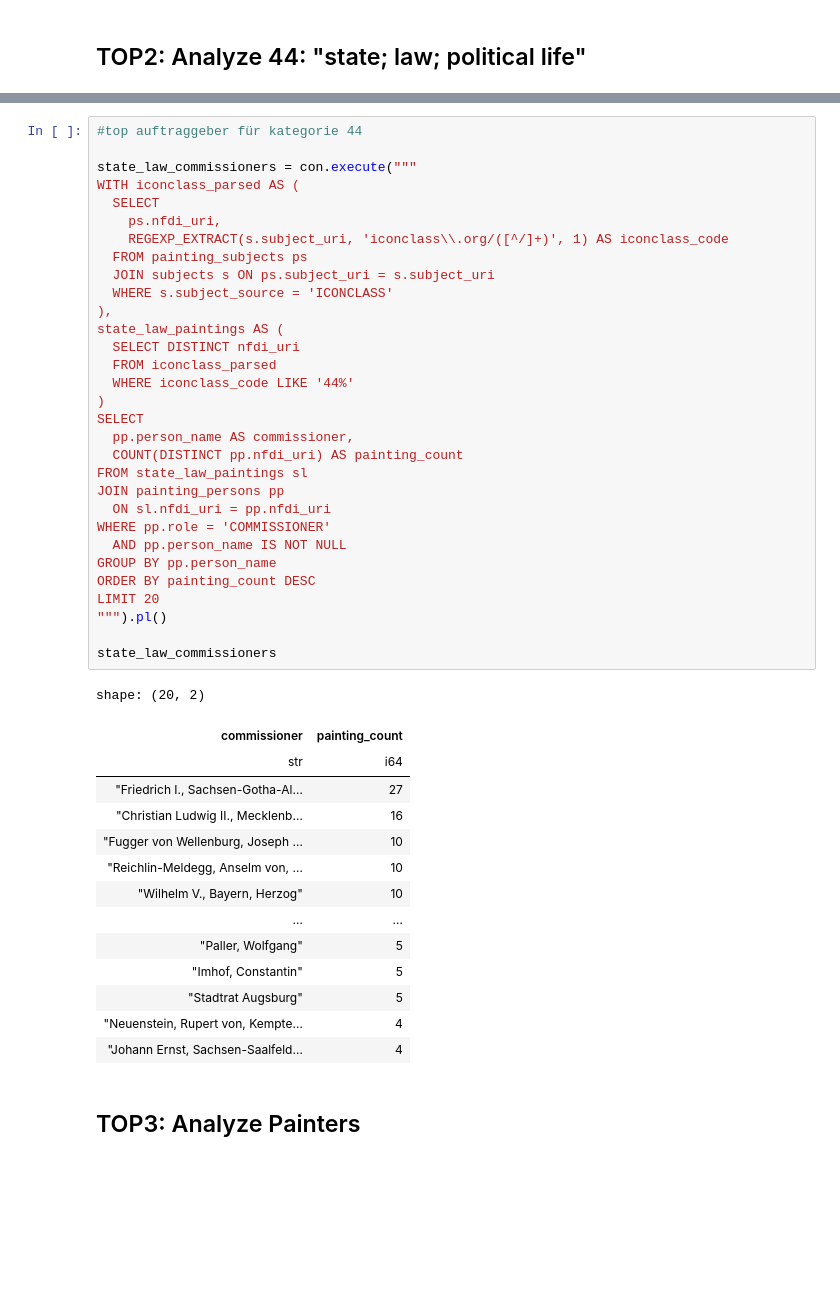
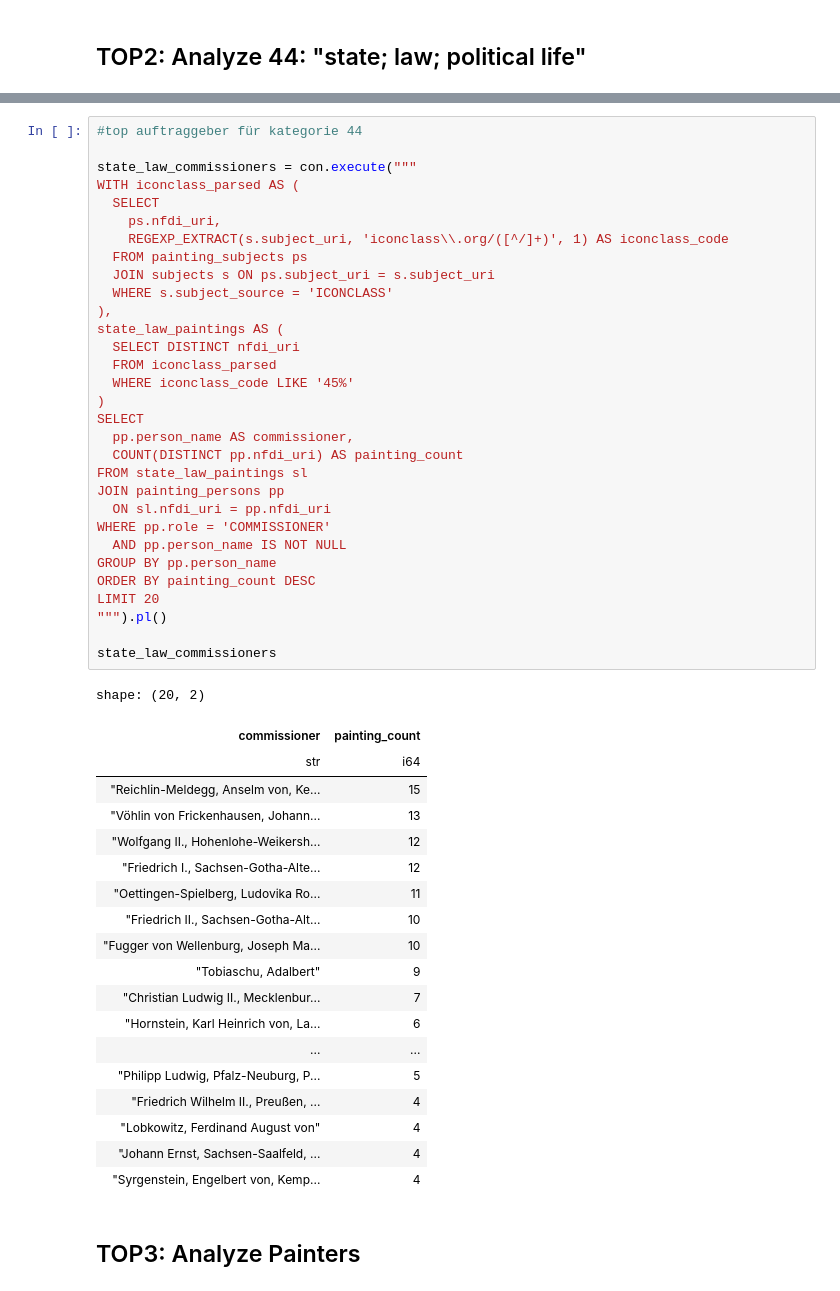
Before and after one commit to ThanosDrossos/course-data-stories-baroque, a Jupyter notebook: src/docs/story/CbDD/DataStory_Baroque_DuckDB.ipynb, the cells around one changed output, grey strips where cells are left out. Cells and saved outputs as stored; diff of their text form; blank space fills up the shorter version.

```diff
--- a/src/docs/story/CbDD/DataStory_Baroque_DuckDB.ipynb
+++ b/src/docs/story/CbDD/DataStory_Baroque_DuckDB.ipynb
@@ -4595,45 +5247,50 @@ state_law_commissioners = con.execute("""
 WITH iconclass_parsed AS (
   SELECT
     ps.nfdi_uri,
     REGEXP_EXTRACT(s.subject_uri, 'iconclass\\.org/([^/]+)', 1) AS iconclass_code
   FROM painting_subjects ps
   JOIN subjects s ON ps.subject_uri = s.subject_uri
   WHERE s.subject_source = 'ICONCLASS'
 ),
 state_law_paintings AS (
   SELECT DISTINCT nfdi_uri
   FROM iconclass_parsed
-  WHERE iconclass_code LIKE '44%'
+  WHERE iconclass_code LIKE '45%'
 )
 SELECT
   pp.person_name AS commissioner,
   COUNT(DISTINCT pp.nfdi_uri) AS painting_count
 FROM state_law_paintings sl
 JOIN painting_persons pp
   ON sl.nfdi_uri = pp.nfdi_uri
 WHERE pp.role = 'COMMISSIONER'
   AND pp.person_name IS NOT NULL
 GROUP BY pp.person_name
 ORDER BY painting_count DESC
 LIMIT 20
 """).pl()
 
 state_law_commissioners
 # %% [output]
 shape: (20, 2)
 | commissioner | painting_count |
 | str | i64 |
-| "Friedrich I., Sachsen-Gotha-Al… | 27 |
-| "Christian Ludwig II., Mecklenb… | 16 |
-| "Fugger von Wellenburg, Joseph … | 10 |
-| "Reichlin-Meldegg, Anselm von, … | 10 |
-| "Wilhelm V., Bayern, Herzog" | 10 |
-| … | … |
-| "Paller, Wolfgang" | 5 |
-| "Imhof, Constantin" | 5 |
-| "Stadtrat Augsburg" | 5 |
-| "Neuenstein, Rupert von, Kempte… | 4 |
-| "Johann Ernst, Sachsen-Saalfeld… | 4 |
+| "Reichlin-Meldegg, Anselm von, Ke... | 15 |
+| "Vöhlin von Frickenhausen, Johann... | 13 |
+| "Wolfgang II., Hohenlohe-Weikersh... | 12 |
+| "Friedrich I., Sachsen-Gotha-Alte... | 12 |
+| "Oettingen-Spielberg, Ludovika Ro... | 11 |
+| "Friedrich II., Sachsen-Gotha-Alt... | 10 |
+| "Fugger von Wellenburg, Joseph Ma... | 10 |
+| "Tobiaschu, Adalbert" | 9 |
+| "Christian Ludwig II., Mecklenbur... | 7 |
+| "Hornstein, Karl Heinrich von, La... | 6 |
+| ... | ... |
+| "Philipp Ludwig, Pfalz-Neuburg, P... | 5 |
+| "Friedrich Wilhelm II., Preußen, ... | 4 |
+| "Lobkowitz, Ferdinand August von" | 4 |
+| "Johann Ernst, Sachsen-Saalfeld, ... | 4 |
+| "Syrgenstein, Engelbert von, Kemp... | 4 |
 # %% [markdown]
 ## TOP3: Analyze Painters
 # %%
```
Also changed, not shown: parts of 18 cells of this notebook.
